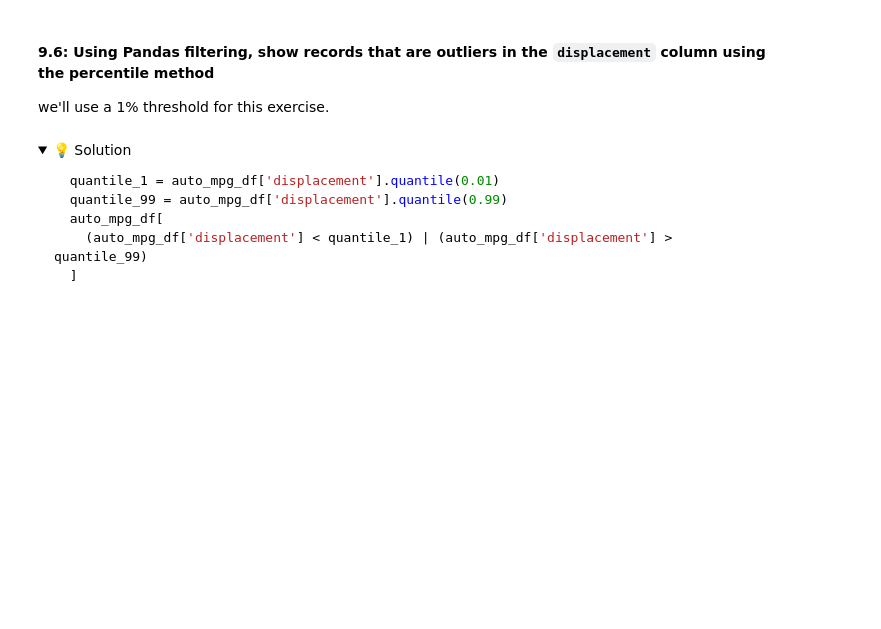
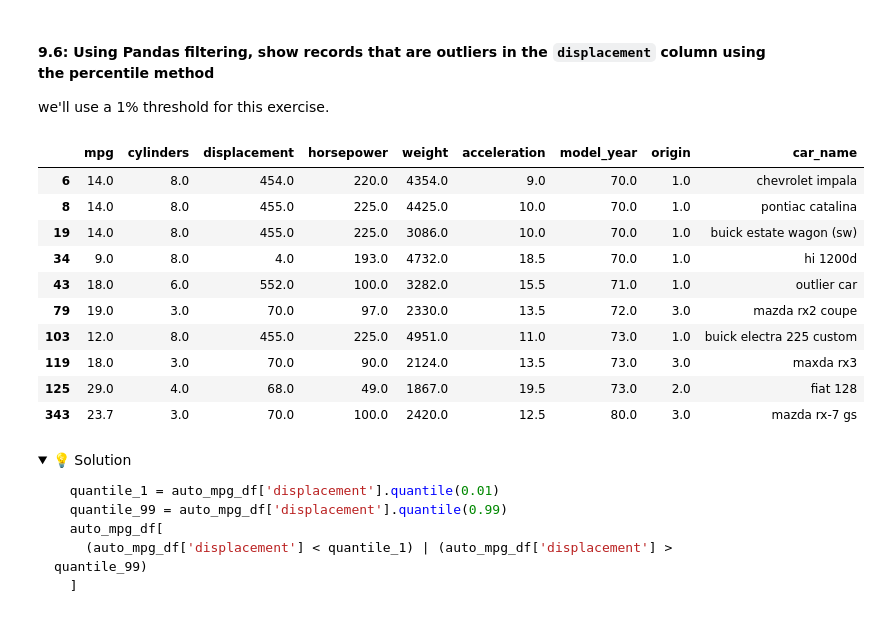
Before and after one commit to IT4063-Spring2025/exploratory-data-analysis-oyekunmo, a Jupyter notebook: notebook.ipynb, the cells around one changed output. Drawn from its saved outputs; the diff is of its cells as text; code cells hidden in the pictures; folded sections open; blank space fills up the shorter version.

Commit message:
9.6 Using Pandas filtering, show records that are outliers in the displacement column using the percentile method

```diff
--- a/notebook.ipynb
+++ b/notebook.ipynb
@@ -744,6 +744,22 @@ z_outliers
 # %% [markdown]
 #### 9.6: Using Pandas filtering, show records that are outliers in the `displacement` column using the percentile method
 we'll use a 1% threshold for this exercise.
+# %%
+lower_percent = auto_mpg_df['displacement'].quantile(0.01)
+upper_percent = auto_mpg_df['displacement'].quantile(0.99)
+auto_mpg_df[(auto_mpg_df['displacement'] > upper_percent) | (auto_mpg_df['displacement'] < lower_percent)]
+# %% [output]
+|  | mpg | cylinders | displacement | horsepower | weight | acceleration | model_year | origin | car_name |
+| 6 | 14.0 | 8.0 | 454.0 | 220.0 | 4354.0 | 9.0 | 70.0 | 1.0 | chevrolet impala |
+| 8 | 14.0 | 8.0 | 455.0 | 225.0 | 4425.0 | 10.0 | 70.0 | 1.0 | pontiac catalina |
+| 19 | 14.0 | 8.0 | 455.0 | 225.0 | 3086.0 | 10.0 | 70.0 | 1.0 | buick estate wagon (sw) |
+| 34 | 9.0 | 8.0 | 4.0 | 193.0 | 4732.0 | 18.5 | 70.0 | 1.0 | hi 1200d |
+| 43 | 18.0 | 6.0 | 552.0 | 100.0 | 3282.0 | 15.5 | 71.0 | 1.0 | outlier car |
+| 79 | 19.0 | 3.0 | 70.0 | 97.0 | 2330.0 | 13.5 | 72.0 | 3.0 | mazda rx2 coupe |
+| 103 | 12.0 | 8.0 | 455.0 | 225.0 | 4951.0 | 11.0 | 73.0 | 1.0 | buick electra 225 custom |
+| 119 | 18.0 | 3.0 | 70.0 | 90.0 | 2124.0 | 13.5 | 73.0 | 3.0 | maxda rx3 |
+| 125 | 29.0 | 4.0 | 68.0 | 49.0 | 1867.0 | 19.5 | 73.0 | 2.0 | fiat 128 |
+| 343 | 23.7 | 3.0 | 70.0 | 100.0 | 2420.0 | 12.5 | 80.0 | 3.0 | mazda rx-7 gs |
 # %% [markdown]
 <details>
   <summary>💡 Solution</summary>
```
